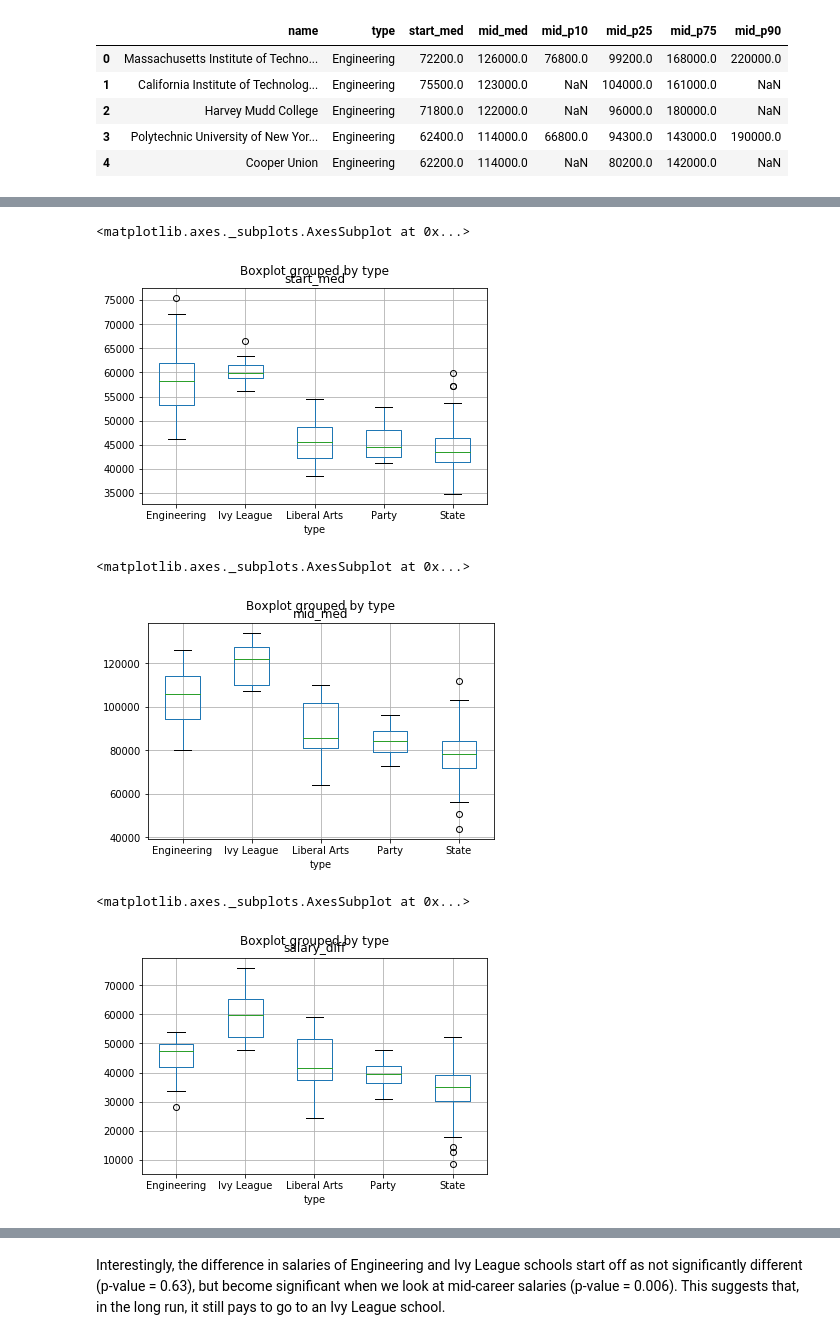
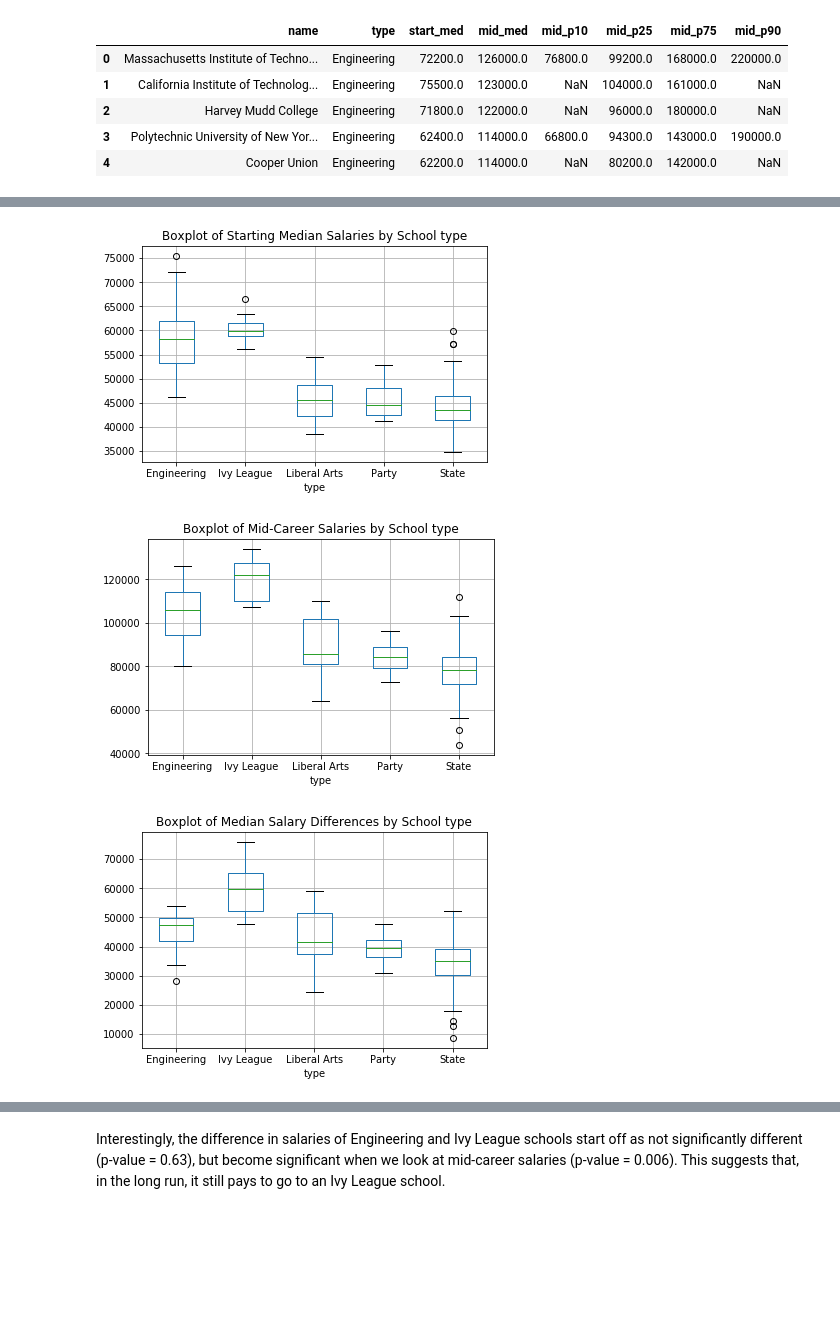
Before and after one commit to elliebenn/Thinkful-DS-Prep-Course, a Jupyter notebook: Thinkful-Prep-Capstone.ipynb, the cells around one changed output, grey strips where cells are left out. Saved outputs shown, nothing was run; the diff lists cells and outputs as text; code cells hidden in the pictures; blank space fills up the shorter version.

```diff
--- a/Thinkful-Prep-Capstone.ipynb
+++ b/Thinkful-Prep-Capstone.ipynb
@@ -121,24 +170,38 @@ plt.show()
 # %%
 # Boxplots of starting median salaries by type of college.
 
 college.boxplot('start_med',by='type')
+plt.title("Boxplot of Starting Median Salaries by School type")
+# get rid of the automatic 'Boxplot grouped by group_by_column_name' title
+plt.suptitle("")
+
+plt.show()
 # %% [output]
-<matplotlib.axes._subplots.AxesSubplot at 0x...>
-[figure, old version]
+[figure, new version]
 # %%
 #Boxplots of mid-career salaries by type of college
 
 college.boxplot('mid_med',by='type')
+plt.title("Boxplot of Mid-Career Salaries by School type")
+
+# get rid of the automatic 'Boxplot grouped by group_by_column_name' title
+plt.suptitle("")
+
+plt.show()
 # %% [output]
-<matplotlib.axes._subplots.AxesSubplot at 0x...>
-[figure, old version]
+[figure, new version]
 # %%
 #Boxplot of the difference between starting median salaries and mid-career salaries for each college type
 
 college['salary_diff'] = college['mid_med'] - college['start_med']
 
 college.boxplot('salary_diff', by='type')
+plt.title("Boxplot of Median Salary Differences by School type")
+
+# get rid of the automatic 'Boxplot grouped by group_by_column_name' title
+plt.suptitle("")
+
+plt.show()
 # %% [output]
-<matplotlib.axes._subplots.AxesSubplot at 0x...>
-[figure, old version]
+[figure, new version]
 # %% [markdown]
```
Also changed, not shown: parts of 41 cells of this notebook.
